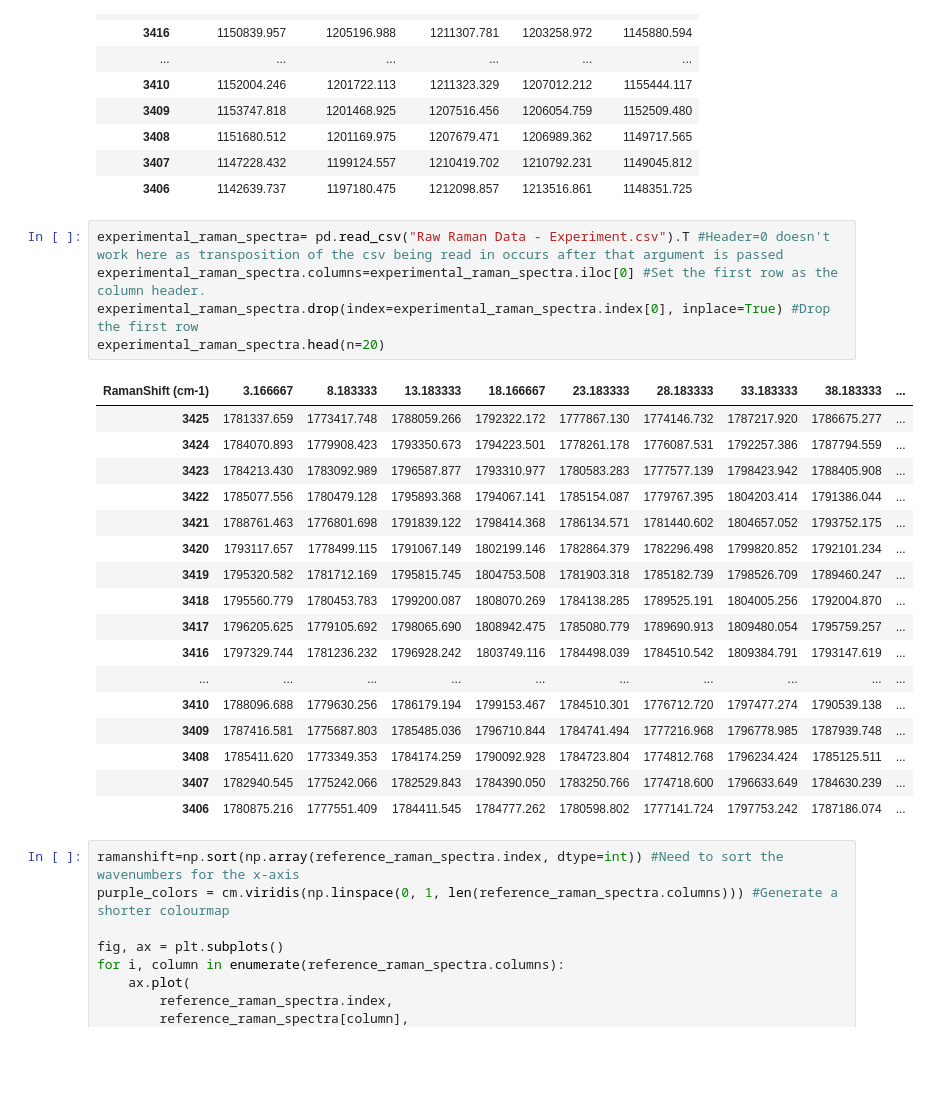
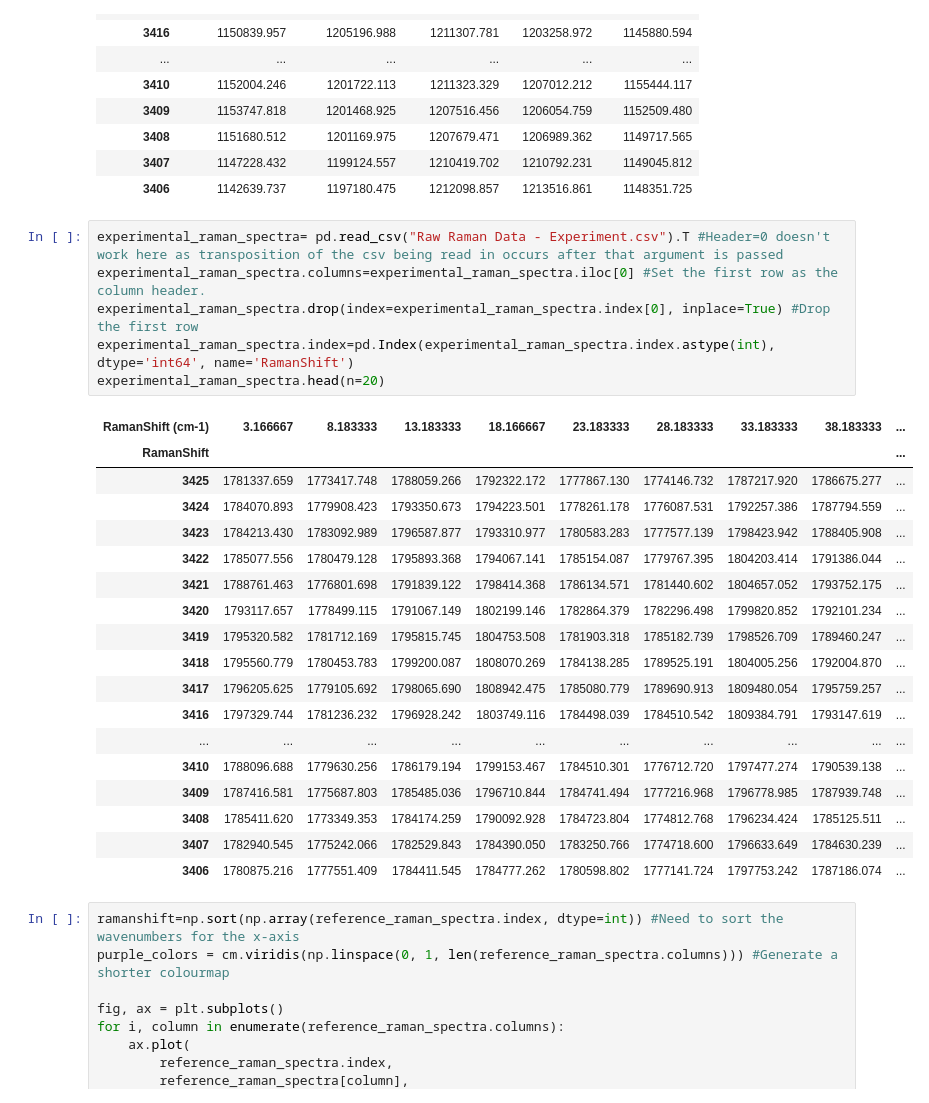
Before and after one commit to a-o-connor/PFDA-project, a Jupyter notebook: big_project_practice.ipynb, the cells around one changed output. Drawn from its saved outputs; the diff is of its cells as text; blank space fills up the shorter version.

```diff
--- a/big_project_practice.ipynb
+++ b/big_project_practice.ipynb
@@ -65,10 +65,12 @@ reference_raman_spectra.head(n=20)
 # %%
 experimental_raman_spectra= pd.read_csv("Raw Raman Data - Experiment.csv").T #Header=0 doesn't work here as transposition of the csv being read in occurs after that argument is passed
 experimental_raman_spectra.columns=experimental_raman_spectra.iloc[0] #Set the first row as the column header.
 experimental_raman_spectra.drop(index=experimental_raman_spectra.index[0], inplace=True) #Drop the first row
+experimental_raman_spectra.index=pd.Index(experimental_raman_spectra.index.astype(int), dtype='int64', name='RamanShift')
 experimental_raman_spectra.head(n=20)
 # %% [output]
 | RamanShift (cm-1) | 3.166667 | 8.183333 | 13.183333 | 18.166667 | 23.183333 | 28.183333 | 33.183333 | 38.183333 | ... |
+| RamanShift |  |  |  |  |  |  |  |  | ... |
 | 3425 | 1781337.659 | 1773417.748 | 1788059.266 | 1792322.172 | 1777867.130 | 1774146.732 | 1787217.920 | 1786675.277 | ... |
 | 3424 | 1784070.893 | 1779908.423 | 1793350.673 | 1794223.501 | 1778261.178 | 1776087.531 | 1792257.386 | 1787794.559 | ... |
 | 3423 | 1784213.430 | 1783092.989 | 1796587.877 | 1793310.977 | 1780583.283 | 1777577.139 | 1798423.942 | 1788405.908 | ... |
```
Also changed, not shown: parts of 4 cells of this notebook.
